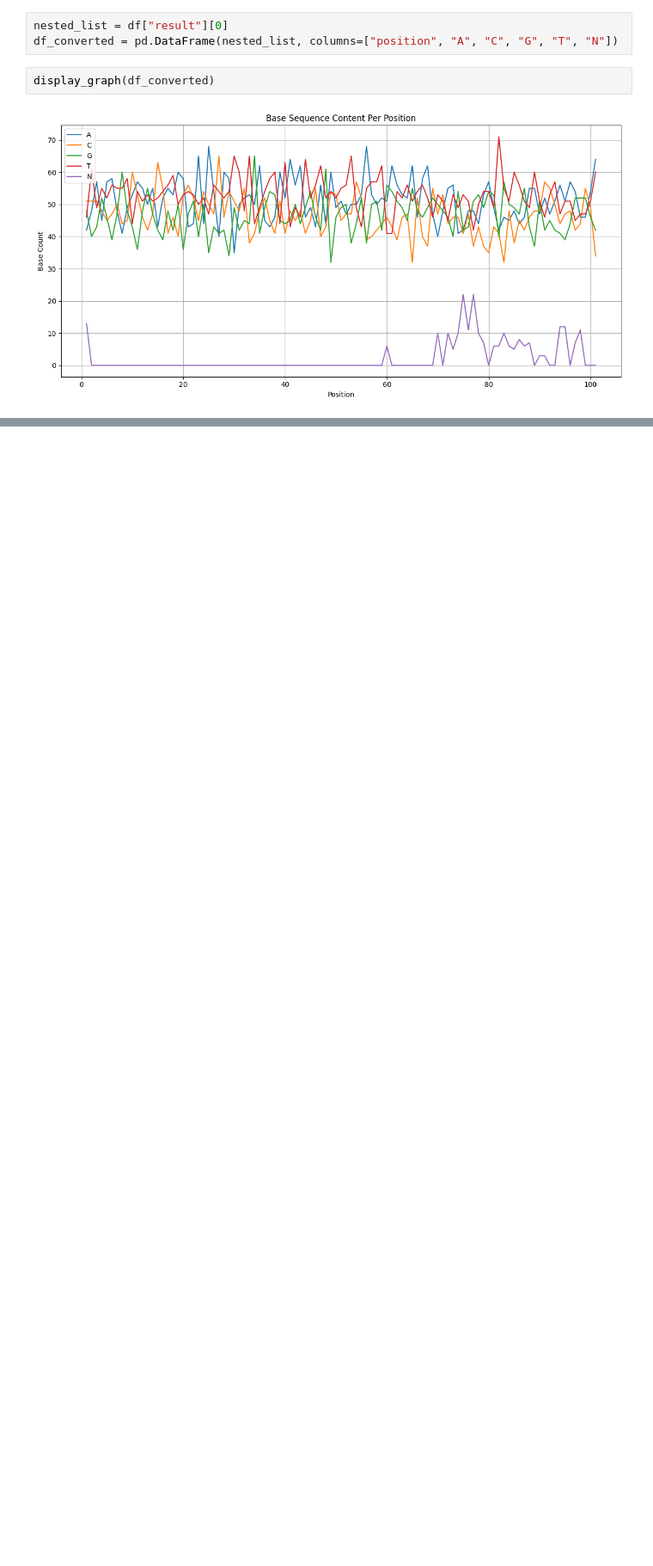
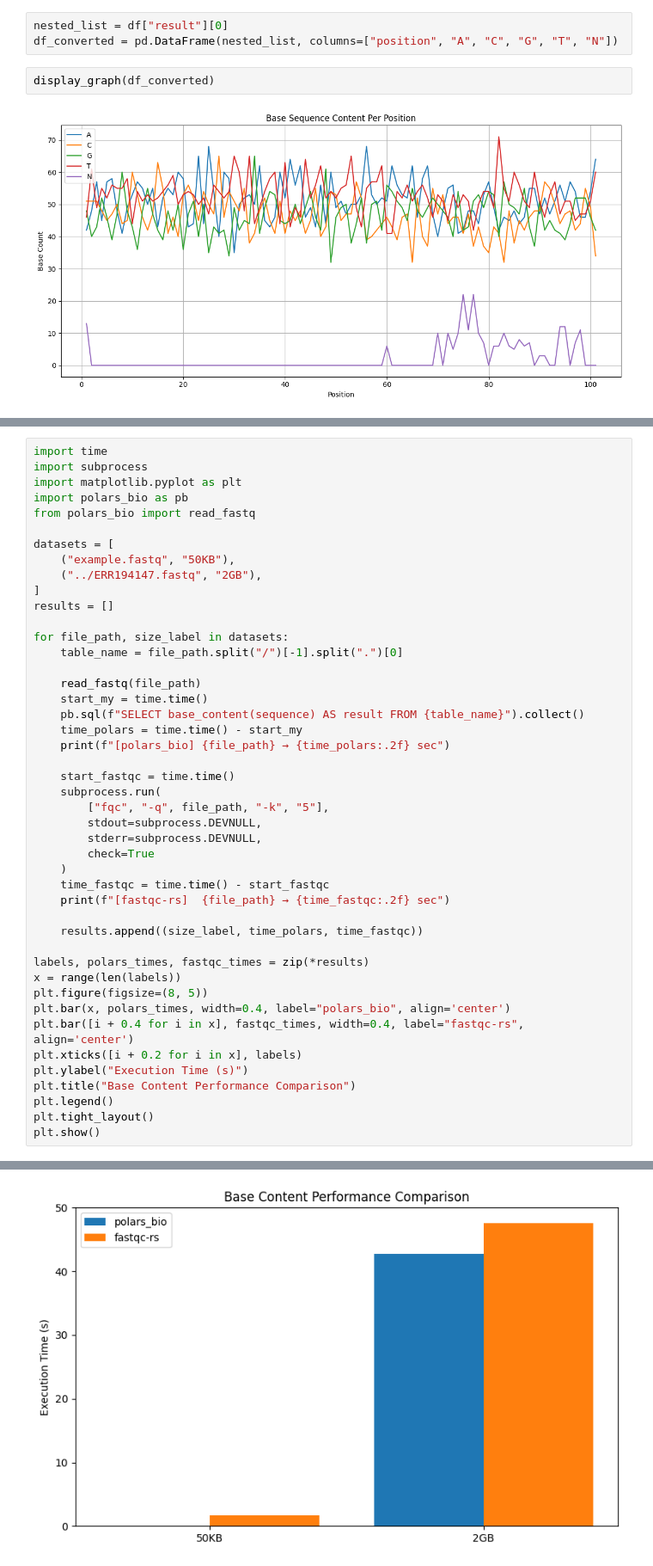
Before and after one commit to PCzerska/polars-bio, a Jupyter notebook: tbd-project/sprawozdanie.ipynb, the cells around one changed output, grey strips where cells are left out. Shown: that part at 86% size. Saved outputs shown, nothing was run; the diff lists cells and outputs as text; blank space fills up the shorter version.

```diff
--- a/tbd-project/sprawozdanie.ipynb
+++ b/tbd-project/sprawozdanie.ipynb
@@ -97,0 +155,46 @@ tests/test_base_sequence_content.py::test_base_content_matches_expected
+# %%
+import time
+import subprocess
+import matplotlib.pyplot as plt
+import polars_bio as pb
+from polars_bio import read_fastq
+
+datasets = [
+    ("example.fastq", "50KB"),
+    ("../ERR194147.fastq", "2GB"),
+]
+results = []
+
+for file_path, size_label in datasets:
+    table_name = file_path.split("/")[-1].split(".")[0]
+
+    read_fastq(file_path)
+    start_my = time.time()
+    pb.sql(f"SELECT base_content(sequence) AS result FROM {table_name}").collect()
+    time_polars = time.time() - start_my
+    print(f"[polars_bio] {file_path} → {time_polars:.2f} sec")
+
+    start_fastqc = time.time()
+    subprocess.run(
+        ["fqc", "-q", file_path, "-k", "5"],
+        stdout=subprocess.DEVNULL,
+        stderr=subprocess.DEVNULL,
+        check=True
+    )
+    time_fastqc = time.time() - start_fastqc
+    print(f"[fastqc-rs]  {file_path} → {time_fastqc:.2f} sec")
+
+    results.append((size_label, time_polars, time_fastqc))
+
+labels, polars_times, fastqc_times = zip(*results)
+x = range(len(labels))
+plt.figure(figsize=(8, 5))
+plt.bar(x, polars_times, width=0.4, label="polars_bio", align='center')
+plt.bar([i + 0.4 for i in x], fastqc_times, width=0.4, label="fastqc-rs", align='center')
+plt.xticks([i + 0.2 for i in x], labels)
+plt.ylabel("Execution Time (s)")
+plt.title("Base Content Performance Comparison")
+plt.legend()
+plt.tight_layout()
+plt.show()
+# %% [output]
@@ -97,0 +208 @@ tests/test_base_sequence_content.py::test_base_content_matches_expected
+[figure, added]
```
Also changed, not shown: parts of 5 cells of this notebook.
